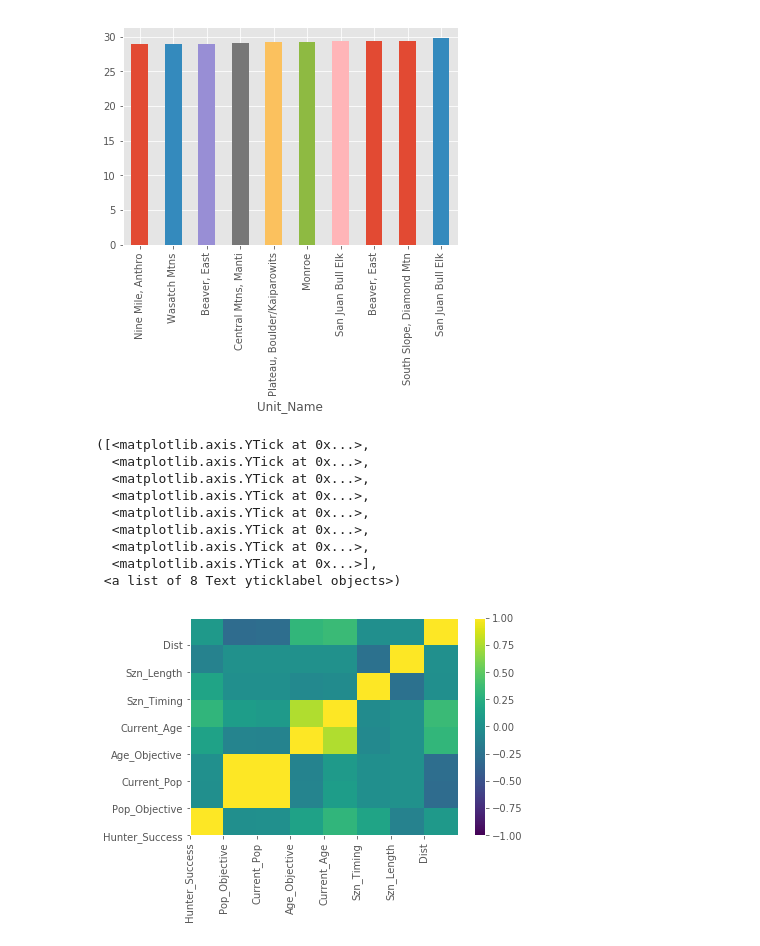
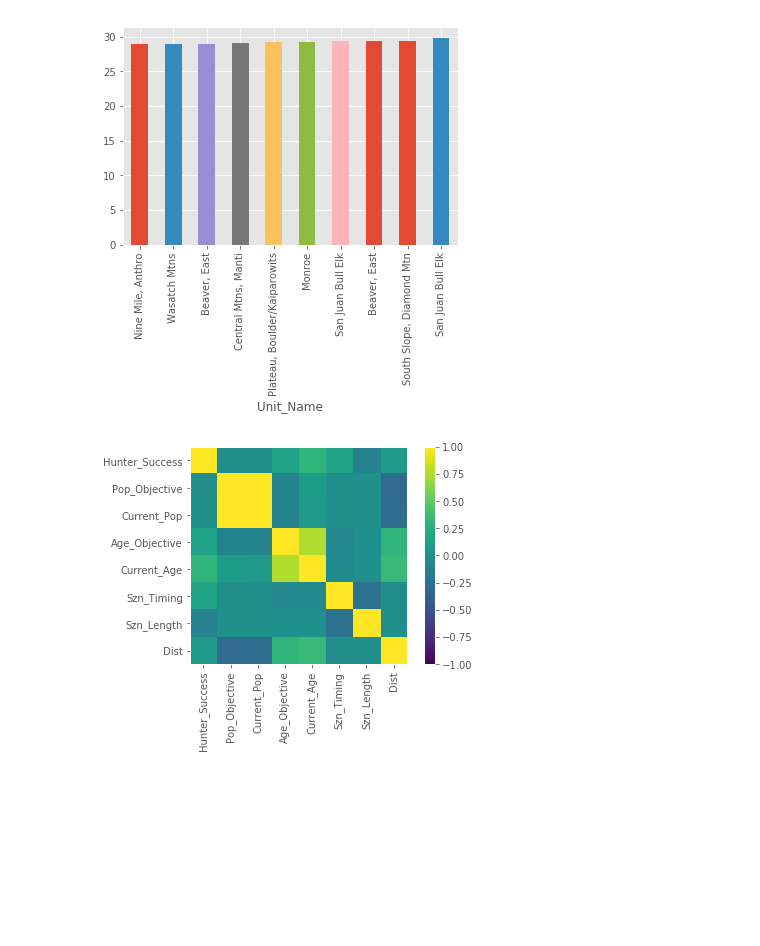
Before and after one commit to nedchanatry/ActaeonProj, a Jupyter notebook: scrape3.ipynb, the cells around one changed output. Cells and saved outputs as stored; diff of their text form; code cells hidden in the pictures; blank space fills up the shorter version.

```diff
--- a/scrape3.ipynb
+++ b/scrape3.ipynb
@@ -305,20 +305,10 @@ scoreFrame['unitScore'][-11:-1].plot(kind='bar')
 # %%
 # visualize correlations as matrix
 
-heatmap = plt.pcolor(correlation,vmin=-1,vmax=1)
+heatmap = plt.imshow(correlation,vmin=-1,vmax=1)
 plt.colorbar(heatmap)
-
-
 plt.xticks(np.arange(8),('Hunter_Success', 'Pop_Objective','Current_Pop','Age_Objective','Current_Age', 'Szn_Timing', 'Szn_Length','Dist'),rotation='vertical')
 plt.yticks(np.arange(8),('Hunter_Success', 'Pop_Objective','Current_Pop','Age_Objective','Current_Age', 'Szn_Timing', 'Szn_Length','Dist'),rotation='horizontal')
+plt.rcParams["axes.grid"] = False
 # %% [output]
-([<matplotlib.axis.YTick at 0x...>,
-  <matplotlib.axis.YTick at 0x...>,
-  <matplotlib.axis.YTick at 0x...>,
-  <matplotlib.axis.YTick at 0x...>,
-  <matplotlib.axis.YTick at 0x...>,
-  <matplotlib.axis.YTick at 0x...>,
-  <matplotlib.axis.YTick at 0x...>,
-  <matplotlib.axis.YTick at 0x...>],
- <a list of 8 Text yticklabel objects>)
-[figure, old version]
+[figure, new version]
```
Also changed, not shown: parts of 4 cells of this notebook.
